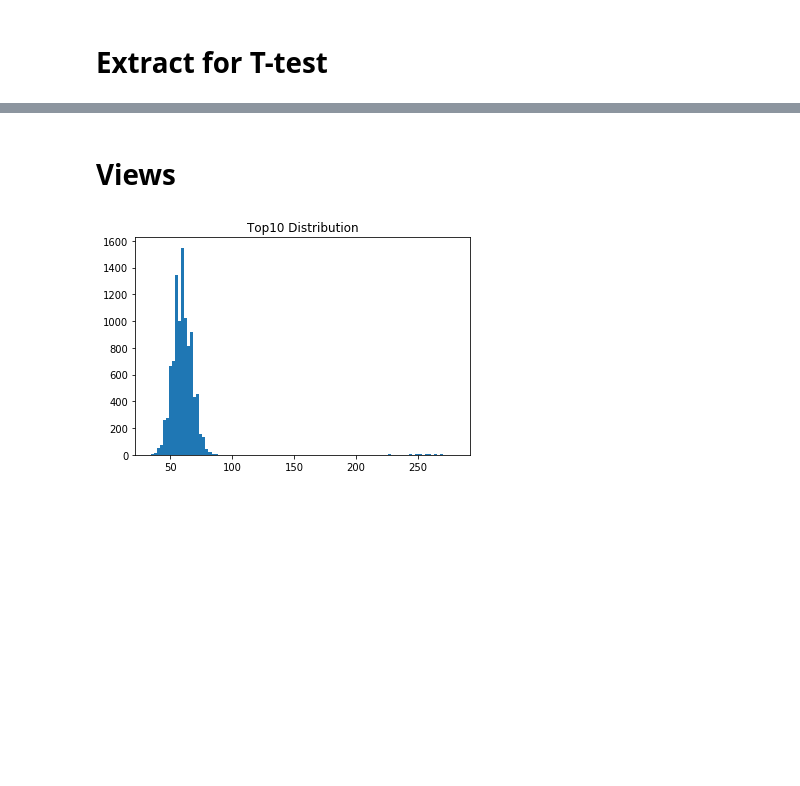
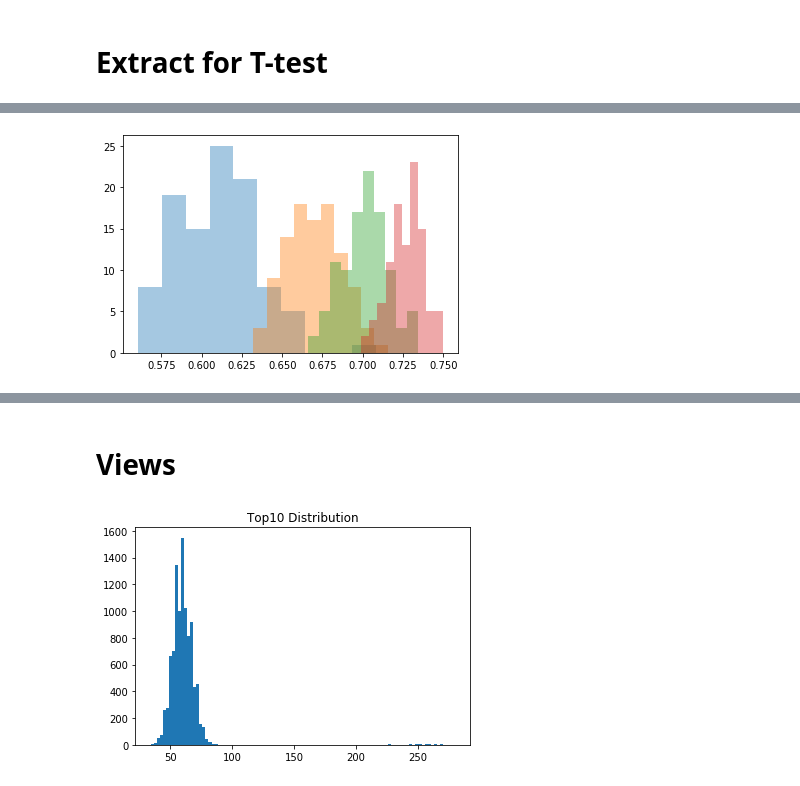
Before and after one commit to Andrelhu/Diversity-on-RecSys, a Jupyter notebook: Statistical Tests for Simulation Results.ipynb, the cells around one changed output, grey strips where cells are left out. Drawn from its saved outputs; the diff is of its cells as text; code cells hidden in the pictures; blank space fills up the shorter version.

```diff
--- a/Statistical Tests for Simulation Results.ipynb
+++ b/Statistical Tests for Simulation Results.ipynb
@@ -51,0 +213,5 @@ def clean_values(values):
+# %%
+for i in [cdf00,cdf11,cdf22,cdf33]:
+    plt.hist(get_gini(i),alpha=0.4,bins=10)
+# %% [output]
+[figure, added]
```
Also changed, not shown: parts of 32 cells of this notebook, 2 other files.
